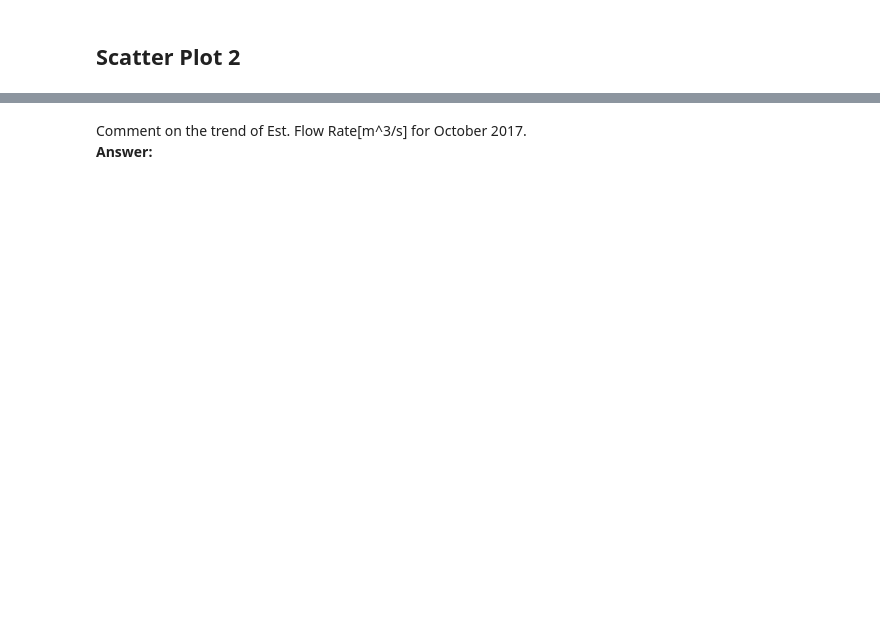
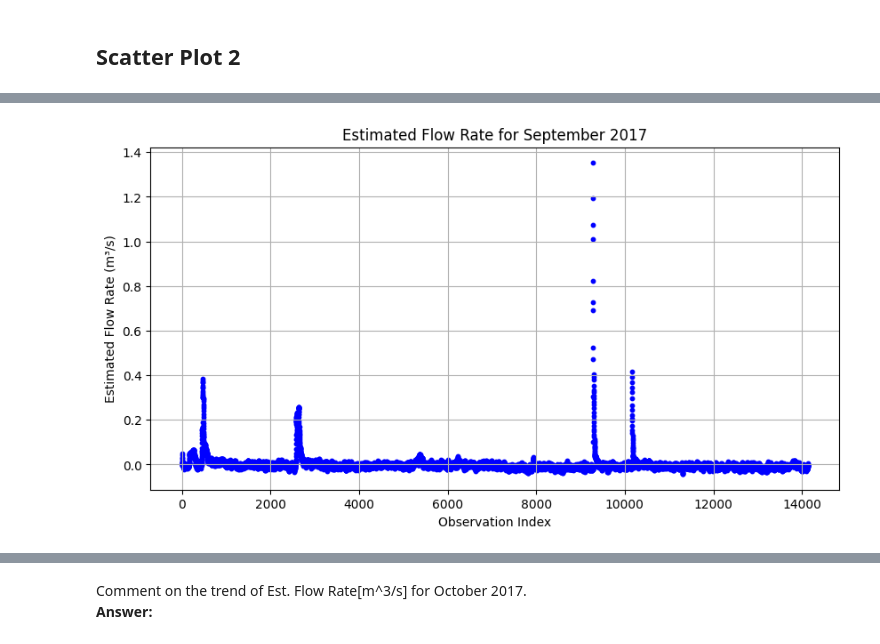
Before and after one commit to ncat-morrow/isen-project-1-statistic-soliders, a Jupyter notebook: ISEN_370_Module_2_Project.ipynb, the cells around one changed output, grey strips where cells are left out. Saved outputs shown, nothing was run; the diff lists cells and outputs as text; code cells hidden in the pictures; blank space fills up the shorter version.

```diff
--- a/ISEN_370_Module_2_Project.ipynb
+++ b/ISEN_370_Module_2_Project.ipynb
@@ -99 +110,11 @@ Answer: Flow rates are low most days with several significant storm peaks.
+# %%
+plt.figure(figsize=(10,5))
+plt.scatter(df_sep.index, df_sep[flow_col_sep], s=10, color='blue')
+plt.title("Estimated Flow Rate for September 2017")
+plt.xlabel("Observation Index")
+plt.ylabel("Estimated Flow Rate (m³/s)")
+plt.grid(True)
+plt.show()
+# %% [output]
+[figure, added]
 # %%
```
Also changed, not shown: parts of 34 cells of this notebook.
